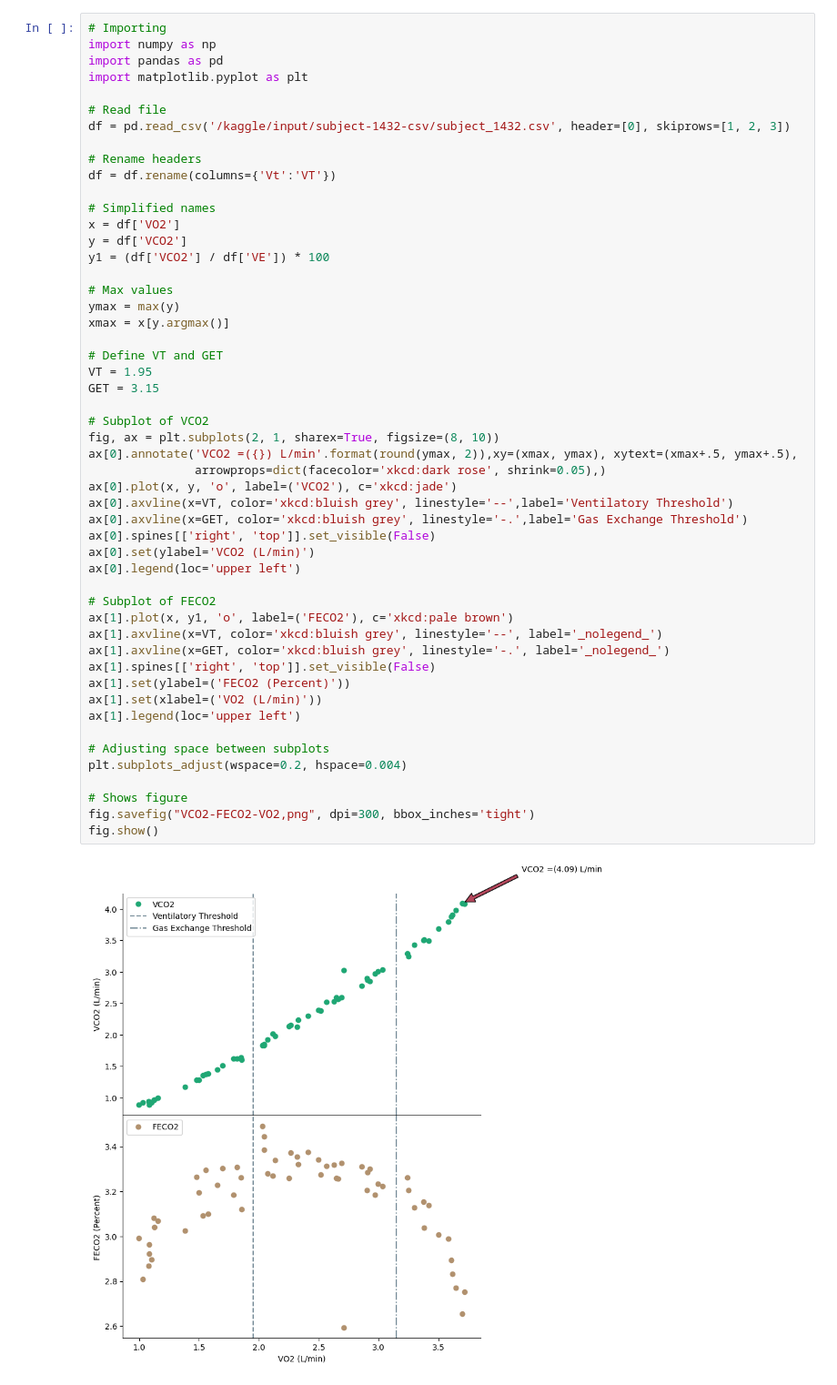
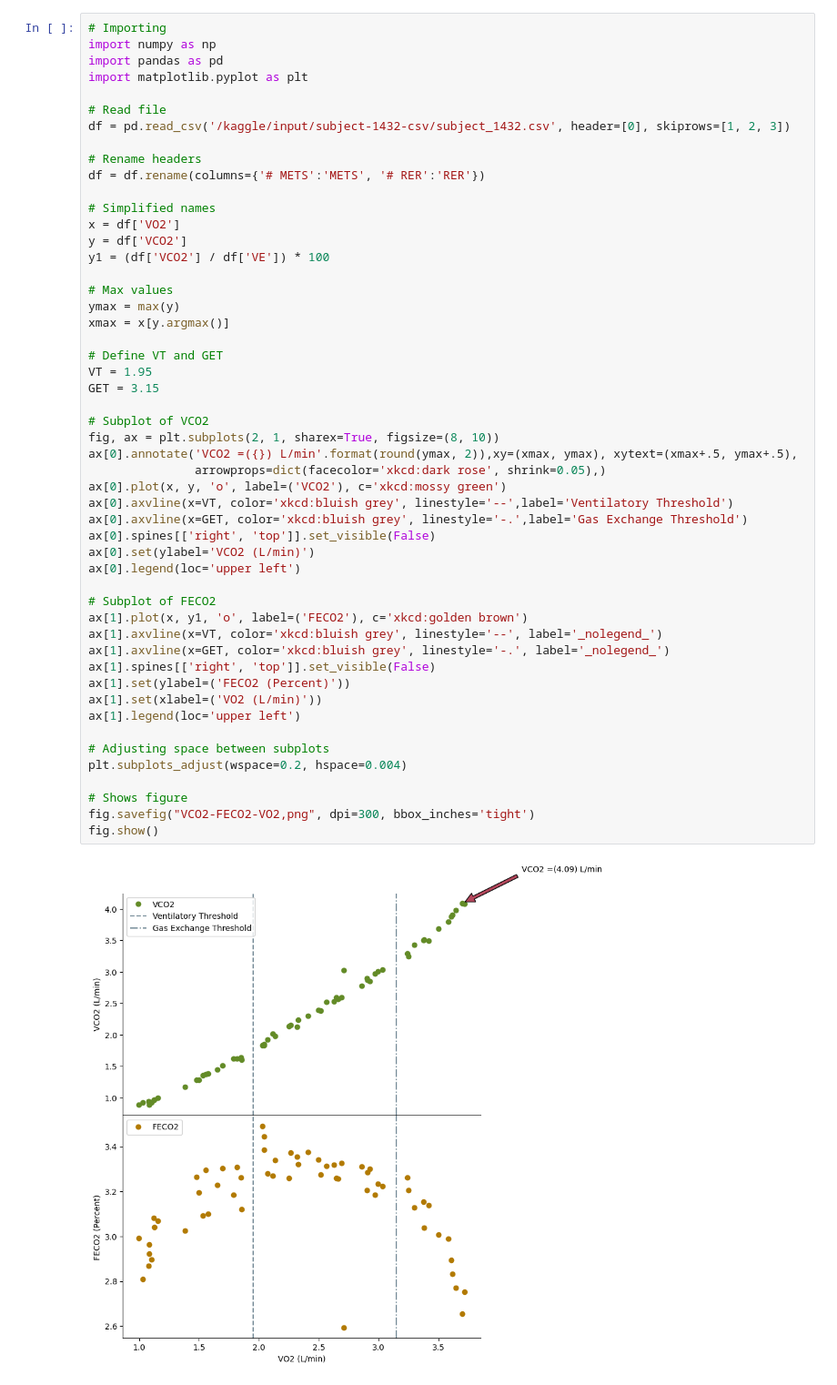
Before and after one commit to LogMac33/KNES381_GitHub, a Jupyter notebook: Python_Project.ipynb, the cells around one changed output. Shown: that part at 91% size. Saved outputs shown, nothing was run; the diff lists cells and outputs as text.

```diff
--- a/Python_Project.ipynb
+++ b/Python_Project.ipynb
@@ -8,7 +8,7 @@ import matplotlib.pyplot as plt
 df = pd.read_csv('/kaggle/input/subject-1432-csv/subject_1432.csv', header=[0], skiprows=[1, 2, 3])
 
 # Rename headers
-df = df.rename(columns={'Vt':'VT'})
+df = df.rename(columns={'# METS':'METS', '# RER':'RER'})
 
 # Simplified names
 x = df['VO2']
@@ -21,33 +21,33 @@ xmax = x[y.argmax()]
 
 # Define VT and GET
 VT = 1.95
 GET = 3.15
 
 # Subplot of VCO2
 fig, ax = plt.subplots(2, 1, sharex=True, figsize=(8, 10))
 ax[0].annotate('VCO2 =({}) L/min'.format(round(ymax, 2)),xy=(xmax, ymax), xytext=(xmax+.5, ymax+.5),
                arrowprops=dict(facecolor='xkcd:dark rose', shrink=0.05),)
-ax[0].plot(x, y, 'o', label=('VCO2'), c='xkcd:jade')
+ax[0].plot(x, y, 'o', label=('VCO2'), c='xkcd:mossy green')
 ax[0].axvline(x=VT, color='xkcd:bluish grey', linestyle='--',label='Ventilatory Threshold')
 ax[0].axvline(x=GET, color='xkcd:bluish grey', linestyle='-.',label='Gas Exchange Threshold')
 ax[0].spines[['right', 'top']].set_visible(False)
 ax[0].set(ylabel='VCO2 (L/min)')
 ax[0].legend(loc='upper left')
 
 # Subplot of FECO2
-ax[1].plot(x, y1, 'o', label=('FECO2'), c='xkcd:pale brown')
+ax[1].plot(x, y1, 'o', label=('FECO2'), c='xkcd:golden brown')
 ax[1].axvline(x=VT, color='xkcd:bluish grey', linestyle='--', label='_nolegend_')
 ax[1].axvline(x=GET, color='xkcd:bluish grey', linestyle='-.', label='_nolegend_')
 ax[1].spines[['right', 'top']].set_visible(False)
 ax[1].set(ylabel=('FECO2 (Percent)'))
 ax[1].set(xlabel=('VO2 (L/min)'))
 ax[1].legend(loc='upper left')
 
 # Adjusting space between subplots
 plt.subplots_adjust(wspace=0.2, hspace=0.004)
 
 # Shows figure
 fig.savefig("VCO2-FECO2-VO2,png", dpi=300, bbox_inches='tight')
 fig.show()
 # %% [output]
-[figure, old version]
+[figure, new version]
```
